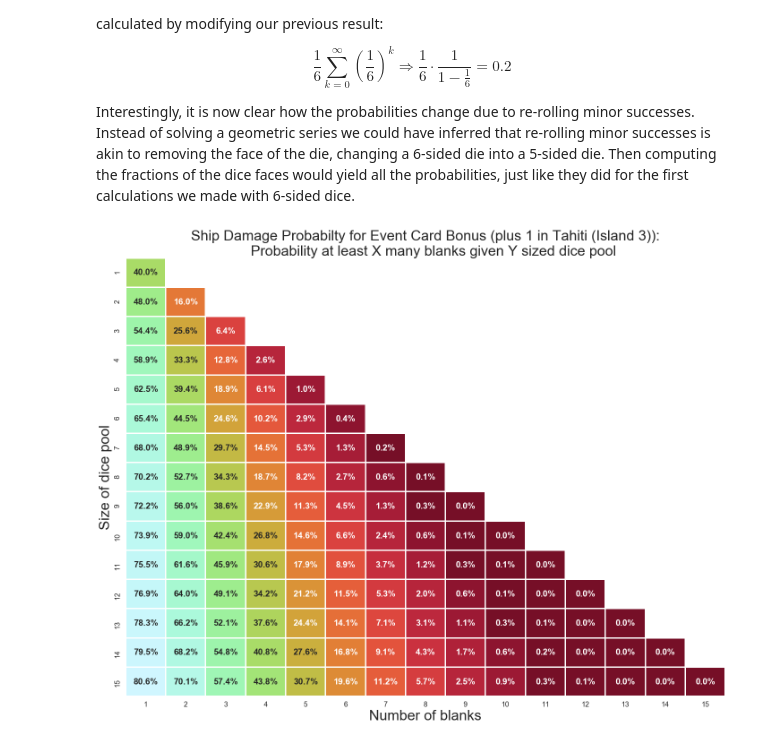
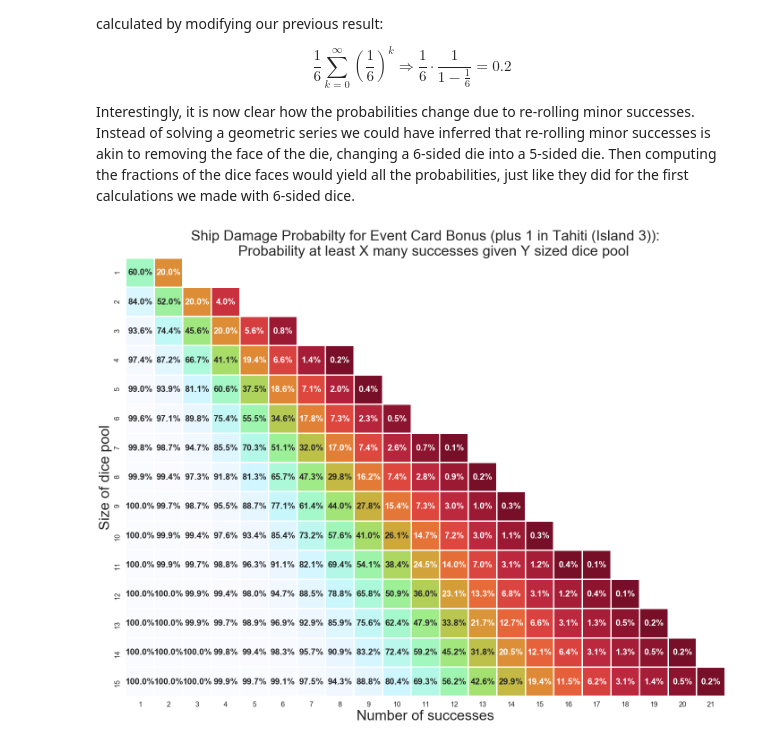
Before and after one commit to cardboardai/boardgame-bookie, a Jupyter notebook: boardgames/seafall/Event Card Bonus.ipynb, the cells around one changed output. Cells and saved outputs as stored; diff of their text form; code cells hidden in the pictures.

Commit message:
all successes

```diff
--- a/boardgames/seafall/Event Card Bonus.ipynb
+++ b/boardgames/seafall/Event Card Bonus.ipynb
@@ -325,37 +425,40 @@ def prob_blank_or_worse(num_blank, total_dice):
 # %%
-row_blank = numpy.arange(1,16) # number of dice showing the blank face
+row_success = numpy.arange(1,22) # number of successes in the pool
 col_dice = numpy.arange(1,16) # number of dice in the pool
-sdp_i3 = numpy.zeros((numpy.size(row_blank),numpy.size(col_dice)))
-prob = [prob_blank_or_worse(*i) for i in itertools.product(row_blank, col_dice)]
-ind = [tuple(numpy.subtract(i,1)) for i in itertools.product(row_blank, col_dice)]
+sdp_i3 = numpy.zeros((numpy.size(row_success),numpy.size(col_dice)))
+prob = [prob_success_or_better(*i) for i in itertools.product(row_success, col_dice)]
+ind = [tuple(numpy.subtract(i,1)) for i in itertools.product(row_success, col_dice)]
 for idx, val in enumerate(ind):
     sdp_i3[val] = prob[idx]
-sdp_i3_dataframe = pandas.DataFrame(data = sdp_i3, index = row_blank, columns = col_dice)
+sdp_i3_dataframe = pandas.DataFrame(data = sdp_i3, index = row_success, columns = col_dice)
 sdp_i3_dataframe_stack = sdp_i3_dataframe.stack().reset_index().rename(
     columns = {
-        "level_0" : "number_blank",
+        "level_0" : "number_success",
         "level_1" : "number_dice_pool",
-        0 : "probability_GTE_to_number_blank"})
-sdp_i3_mask = numpy.triu(numpy.ones((15,15)), 1)
+        0 : "probability_GTE_to_number_success"})
+
 sdp_i3_pivot = sdp_i3_dataframe_stack.pivot("number_dice_pool",
-                                      "number_blank",
-                                      "probability_GTE_to_number_blank")
+                                      "number_success",
+                                      "probability_GTE_to_number_success")
+
+sdp_i3_mask = sdp_i3_pivot < 0.001
+sdp_i3_mask = sdp_i3_mask.as_matrix()
 # %%
 seaborn.set(style = "white")
 seaborn.set_context("poster")
 matplotlib.pyplot.figure(figsize=(24, 18))
 ax = seaborn.heatmap(sdp_i3_pivot, annot = True, cmap = cmap,
                      cbar = False, mask = sdp_i3_mask, annot_kws = {"weight" : "extra bold"},
                      fmt = ".1%", linewidths = 2, vmin=0.0,
                      vmax=1.0)
 ax.set_title(
     """Ship Damage Probabilty for Event Card Bonus (plus 1 in Tahiti (Island 3)):
-    Probability at least X many blanks given Y sized dice pool""",
+    Probability at least X many successes given Y sized dice pool""",
     fontsize=32)
-ax.set_xlabel("Number of blanks", fontsize=32)
+ax.set_xlabel("Number of successes", fontsize=32)
 ax.set_ylabel("Size of dice pool", fontsize=32)
 fig = ax.get_figure()
 fig.savefig("ship_damage_probabilities_1to15_plus1_island3.pdf")
 fig.savefig("ship_damage_probabilities_1to15_plus1_island3.svg", format="svg", dpi=1200)
 # %% [output]
-[figure, old version]
+[figure, new version]
```
Also changed, not shown: parts of 7 cells of this notebook, 23 other files.
